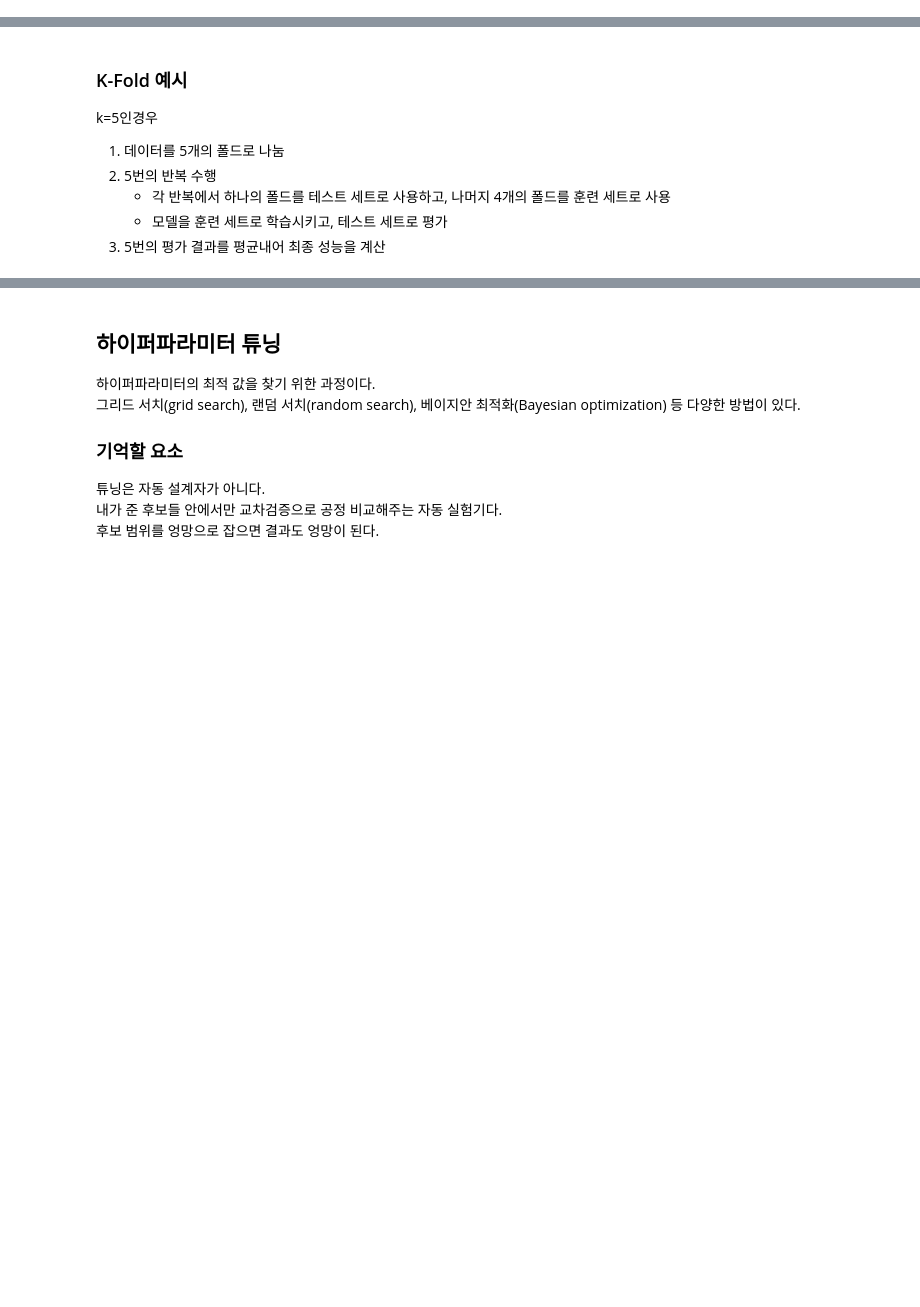
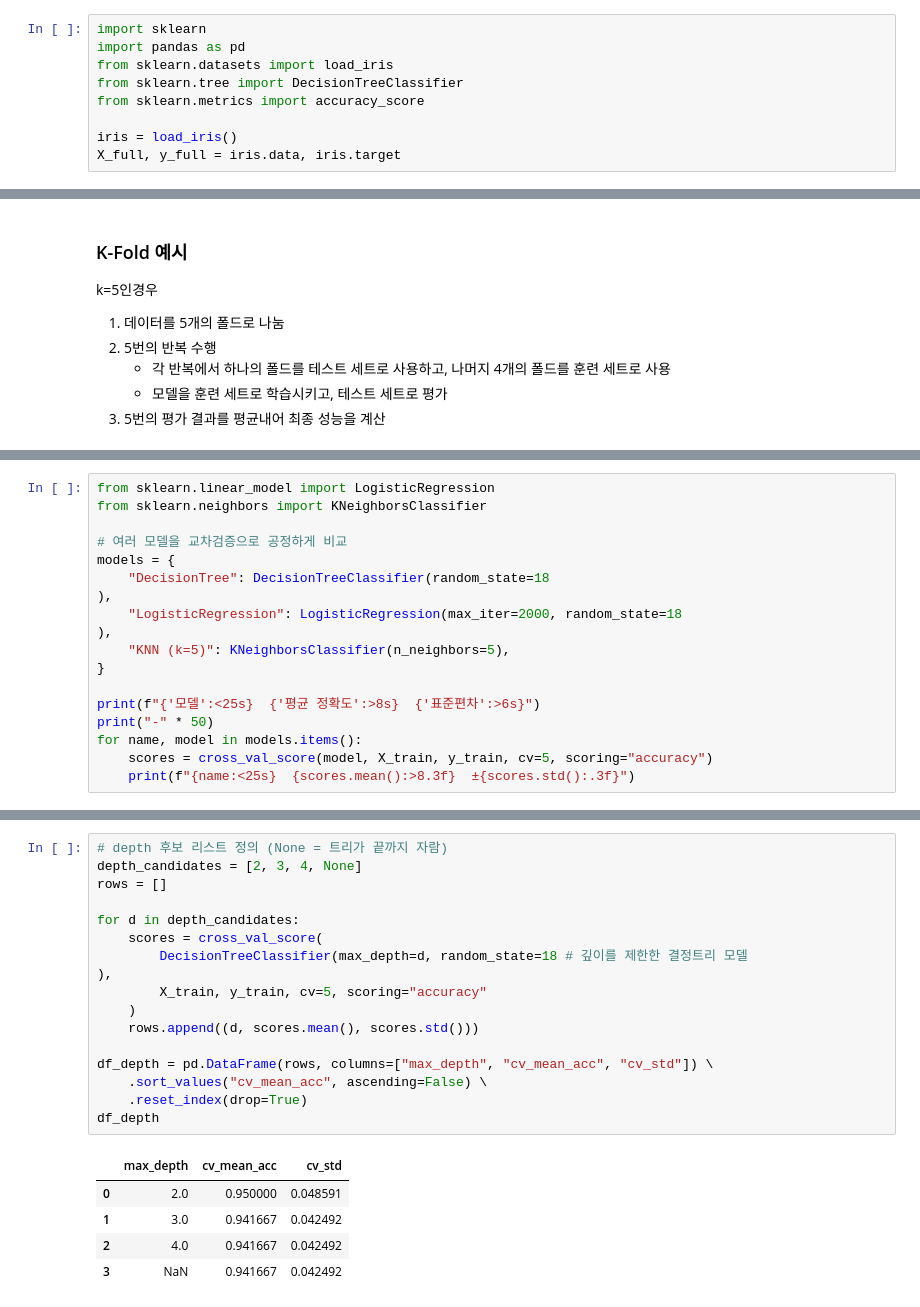
Before and after one commit to leegolem/study-notes, a Jupyter notebook: study-data_analyzer/machine-learning/chapter 2. 모델 선택.ipynb, the cells around one changed output, grey strips where cells are left out. Saved outputs shown, nothing was run; the diff lists cells and outputs as text; blank space fills up the shorter version.

```diff
--- a/study-data_analyzer/machine-learning/chapter 2. 모델 선택.ipynb
+++ b/study-data_analyzer/machine-learning/chapter 2. 모델 선택.ipynb
@@ -51,0 +88,9 @@ test: 최종 실력 확인용(처음 보는 시험지)
+# %%
+import sklearn
+import pandas as pd
+from sklearn.datasets import load_iris
+from sklearn.tree import DecisionTreeClassifier
+from sklearn.metrics import accuracy_score
+
+iris = load_iris()
+X_full, y_full = iris.data, iris.target
@@ -88,0 +228,18 @@ k=5인경우
+# %%
+from sklearn.linear_model import LogisticRegression
+from sklearn.neighbors import KNeighborsClassifier
+
+# 여러 모델을 교차검증으로 공정하게 비교
+models = {
+    "DecisionTree": DecisionTreeClassifier(random_state=18
+),
+    "LogisticRegression": LogisticRegression(max_iter=2000, random_state=18
+),
+    "KNN (k=5)": KNeighborsClassifier(n_neighbors=5),
+}
+
+print(f"{'모델':<25s}  {'평균 정확도':>8s}  {'표준편차':>6s}")
+print("-" * 50)
+for name, model in models.items():
+    scores = cross_val_score(model, X_train, y_train, cv=5, scoring="accuracy")
+    print(f"{name:<25s}  {scores.mean():>8.3f}  ±{scores.std():.3f}")
@@ -100,9 +272,23 @@ max_depth가 너무 작으면 과소적합(패턴을 못 배움)
-# %% [markdown]
-## 하이퍼파라미터 튜닝
-하이퍼파라미터의 최적 값을 찾기 위한 과정이다.\
-그리드 서치(grid search), 랜덤 서치(random search), 베이지안 최적화(Bayesian optimization) 등 다양한 방법이 있다.
-
-### 기억할 요소
-튜닝은 자동 설계자가 아니다.\
-내가 준 후보들 안에서만 교차검증으로 공정 비교해주는 자동 실험기다.\
-후보 범위를 엉망으로 잡으면 결과도 엉망이 된다.
+# %%
+# depth 후보 리스트 정의 (None = 트리가 끝까지 자람)
+depth_candidates = [2, 3, 4, None]
+rows = []
+
+for d in depth_candidates:
+    scores = cross_val_score(
+        DecisionTreeClassifier(max_depth=d, random_state=18 # 깊이를 제한한 결정트리 모델
+),
+        X_train, y_train, cv=5, scoring="accuracy"
+    )
+    rows.append((d, scores.mean(), scores.std()))
+
+df_depth = pd.DataFrame(rows, columns=["max_depth", "cv_mean_acc", "cv_std"]) \
+    .sort_values("cv_mean_acc", ascending=False) \
+    .reset_index(drop=True)
+df_depth
+# %% [output]
+|  | max_depth | cv_mean_acc | cv_std |
+| 0 | 2.0 | 0.950000 | 0.048591 |
+| 1 | 3.0 | 0.941667 | 0.042492 |
+| 2 | 4.0 | 0.941667 | 0.042492 |
+| 3 | NaN | 0.941667 | 0.042492 |
```
Also changed, not shown: parts of 31 cells of this notebook.
